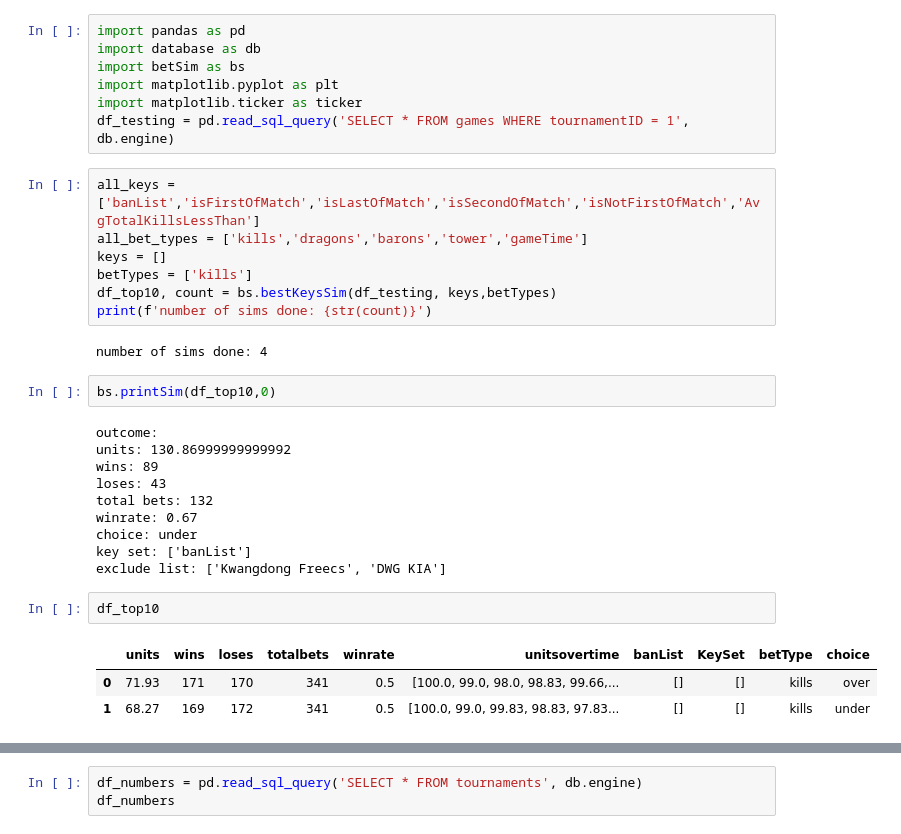
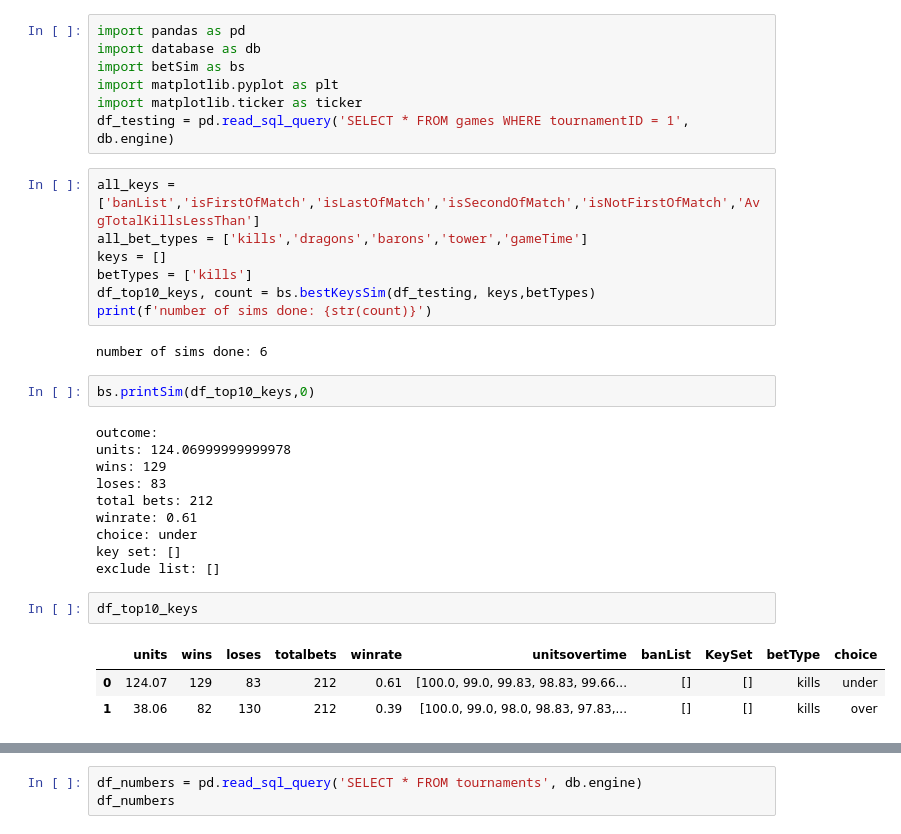
Before and after one commit to overlordLoki/lolz-server, a Jupyter notebook: playAround.ipynb, the cells around one changed output, grey strips where cells are left out. Cells and saved outputs as stored; diff of their text form.

```diff
--- a/playAround.ipynb
+++ b/playAround.ipynb
@@ -10,28 +10,28 @@ all_keys = ['banList','isFirstOfMatch','isLastOfMatch','isSecondOfMatch','isNotF
 all_bet_types = ['kills','dragons','barons','tower','gameTime']
 keys = []
 betTypes = ['kills']
-df_top10, count = bs.bestKeysSim(df_testing, keys,betTypes)
+df_top10_keys, count = bs.bestKeysSim(df_testing, keys,betTypes)
 print(f'number of sims done: {str(count)}')
 # %% [output]
-number of sims done: 4
+number of sims done: 6
 # %%
-bs.printSim(df_top10,0)
+bs.printSim(df_top10_keys,0)
 # %% [output]
 outcome:
-units: 130.86999999999992
-wins: 89
-loses: 43
-total bets: 132
-winrate: 0.67
+units: 124.06999999999978
+wins: 129
+loses: 83
+total bets: 212
+winrate: 0.61
 choice: under
-key set: ['banList']
-exclude list: ['Kwangdong Freecs', 'DWG KIA']
+key set: []
+exclude list: []
-# %%
-df_top10
-# %% [output]
-|  | units | wins | loses | totalbets | winrate | unitsovertime | banList | KeySet | betType | choice |
-| 0 | 71.93 | 171 | 170 | 341 | 0.5 | [100.0, 99.0, 98.0, 98.83, 99.66,... | [] | [] | kills | over |
-| 1 | 68.27 | 169 | 172 | 341 | 0.5 | [100.0, 99.0, 99.83, 98.83, 97.83... | [] | [] | kills | under |
+# %%
+df_top10_keys
+# %% [output]
+|  | units | wins | loses | totalbets | winrate | unitsovertime | banList | KeySet | betType | choice |
+| 0 | 124.07 | 129 | 83 | 212 | 0.61 | [100.0, 99.0, 99.83, 98.83, 99.66... | [] | [] | kills | under |
+| 1 | 38.06 | 82 | 130 | 212 | 0.39 | [100.0, 99.0, 98.0, 98.83, 97.83,... | [] | [] | kills | over |
 # %%
 fig = plt.figure(figsize=(7,7))
 ax = fig.add_subplot(111)
```
Also changed, not shown: parts of 3 cells of this notebook, 3 other files.
